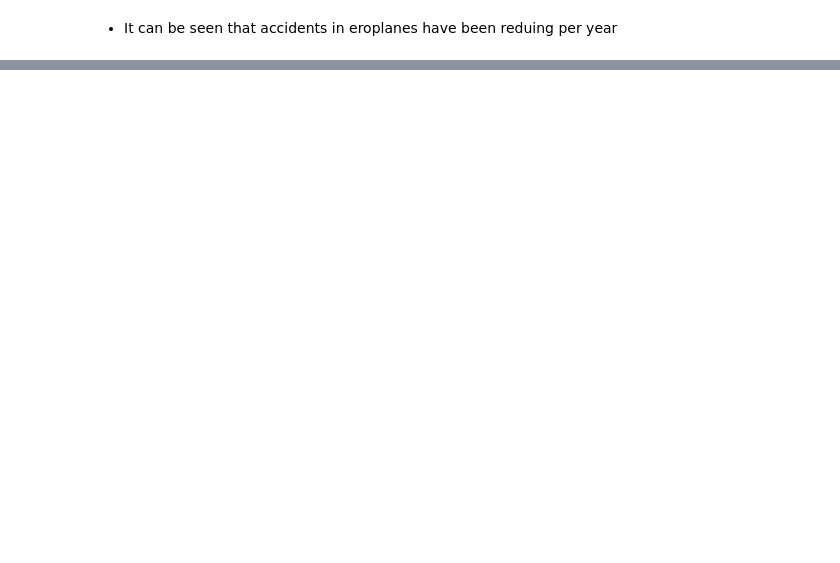
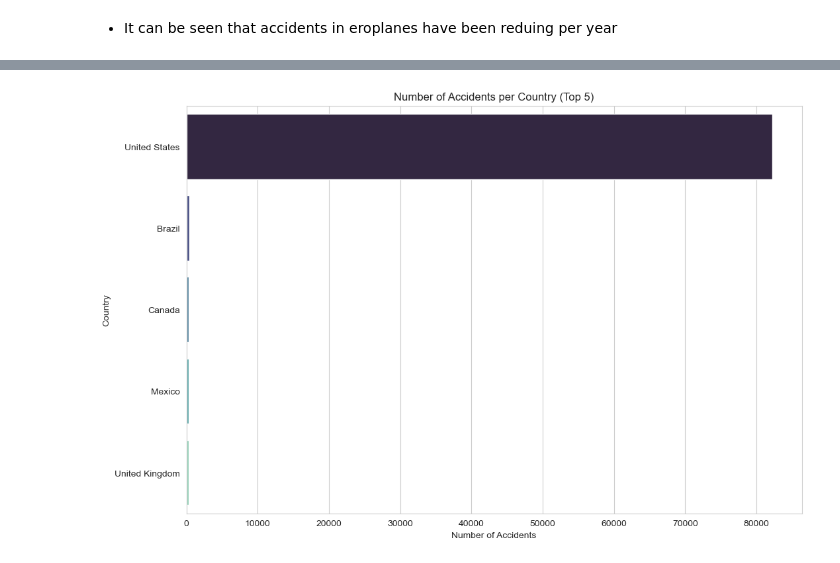
Before and after one commit to WinnyC3/aircraft-optimization-project, a Jupyter notebook: aeroplane.ipynb, the cells around one changed output, grey strips where cells are left out. Drawn from its saved outputs; the diff is of its cells as text; code cells hidden in the pictures; blank space fills up the shorter version.

```diff
--- a/aeroplane.ipynb
+++ b/aeroplane.ipynb
@@ -305,0 +346,17 @@ plt.show()
+# %%
+# Get number of accidents per country
+accidents_per_country = aviation_df['Country'].value_counts().head(5)  # Select top 5 countries
+
+# Create a figure and axis object
+f = plt.figure(figsize=(12, 8))
+ax = f.add_subplot(111)
+
+# Create the count plot using seaborn
+sns.barplot(y=accidents_per_country.index, x=accidents_per_country.values, palette='mako', ax=ax)
+ax.set_title('Number of Accidents per Country (Top 5)')
+ax.set_xlabel('Number of Accidents')
+ax.set_ylabel('Country')
+
+plt.show()
+# %% [output]
+[figure, added]
```
Also changed, not shown: parts of 14 cells of this notebook.
